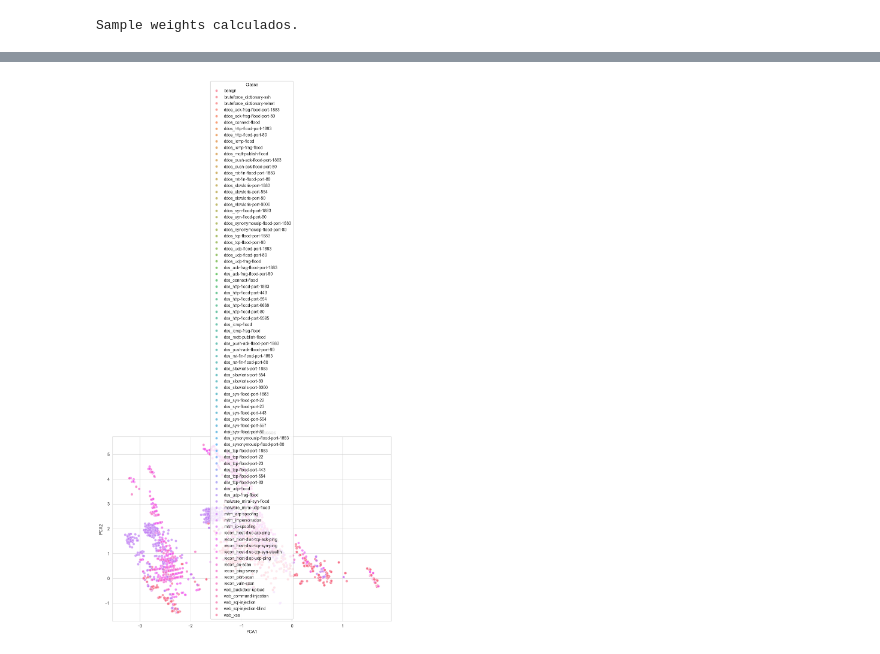
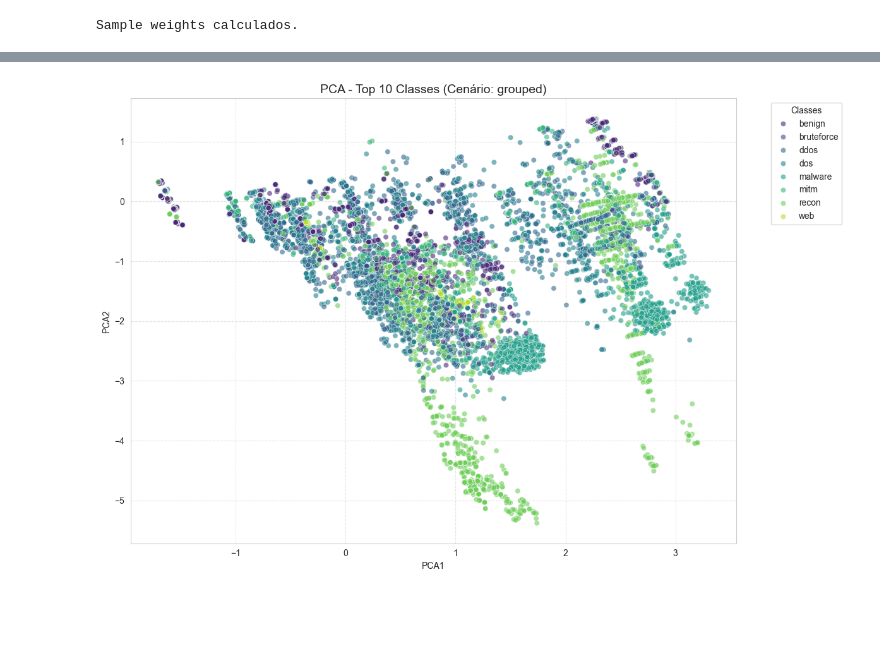
Before and after one commit to Bruno8740/projeto-detect-attack-iiot-rl-multiclasse, a Jupyter notebook: modelo.ipynb, the cells around one changed output, grey strips where cells are left out. Drawn from its saved outputs; the diff is of its cells as text; code cells hidden in the pictures; blank space fills up the shorter version.

```diff
--- a/modelo.ipynb
+++ b/modelo.ipynb
@@ -636,17 +559,9 @@ Sample weights calculados.
 # %%
 
-model = LogisticRegression(
-
+model_base = LogisticRegression(
     max_iter=3000,
-
-    C=1.0,
-
-    tol=1e-3,
-
     random_state=42,
-
     n_jobs=-1
 )
-
-print("Modelo criado com sucesso.")
+print("Modelo base configurado.")
 # %% [output]
@@ -1194,46 +1061,50 @@ display(conf_df.head(20))
 # %%
+"""
+============================================================
+OBJETIVO:
+Reduzir as 180 features para apenas 2 dimensões principais
+(PCA) para visualizar a separação das Top 10 classes.
+============================================================
+"""
 
+print(f"Executando PCA para o cenário: {exp['suffix']}...")
+
+# 1. Extrair os dados processados (X_test) usando o transformer da Pipeline
+# Isso garante que o PCA rode sobre os dados numéricos e normalizados
+X_test_transformed = best_model.named_steps['transformer'].transform(X_test)
+
+# 2. Configurar e rodar o PCA
 pca = PCA(n_components=2)
+X_pca = pca.fit_transform(X_test_transformed)
 
-X_pca = pca.fit_transform(
-    X_test_selected
+# 3. Criar DataFrame para plotagem
+# Usamos y_test_exp para garantir que os nomes das classes estejam corretos
+df_pca = pd.DataFrame({
+    "PCA1": X_pca[:, 0],
+    "PCA2": X_pca[:, 1],
+    "Classe": y_test_exp.values
+})
+
+# 4. Selecionar apenas as Top 10 classes mais frequentes para evitar poluição visual
+top_classes = y_test_exp.value_counts().head(10).index
+df_plot = df_pca[df_pca["Classe"].isin(top_classes)]
+
+# 5. Visualização
+plt.figure(figsize=(12, 8))
+sns.scatterplot(
+    data=df_plot,
+    x="PCA1",
+    y="PCA2",
+    hue="Classe",
+    alpha=0.6,
+    palette="viridis"
 )
 
-df_pca = pd.DataFrame({
+plt.title(f"PCA - Top 10 Classes (Cenário: {exp['suffix']})", fontsize=14)
+plt.grid(True, linestyle='--', alpha=0.5)
+plt.legend(bbox_to_anchor=(1.05, 1), loc='upper left', title="Classes")
+plt.tight_layout()
+plt.show()
 
-    "PCA1": X_pca[:,0],
-
-    "PCA2": X_pca[:,1],
-
-    "Classe": y_test.values
-})
-
-top_classes = (
-    y_test.value_counts()
-    .head(10)
-    .index
-)
-
-df_plot = df_pca[
-    df_pca["Classe"].isin(top_classes)
-]
-
-plt.figure(figsize=(12,8))
-
-sns.scatterplot(
-
-    data=df_plot,
-
-    x="PCA1",
-
-    y="PCA2",
-
-    hue="Classe",
-
-    alpha=0.7
-)
-
-plt.title("PCA - Top 10 Classes")
-
-plt.show()
+print("Visualização PCA concluída.")
 # %% [output]
@@ -1240 +1112 @@ plt.show()
-[figure, old version]
+[figure, new version]
```
Also changed, not shown: parts of 42 cells of this notebook, 3 other files.
